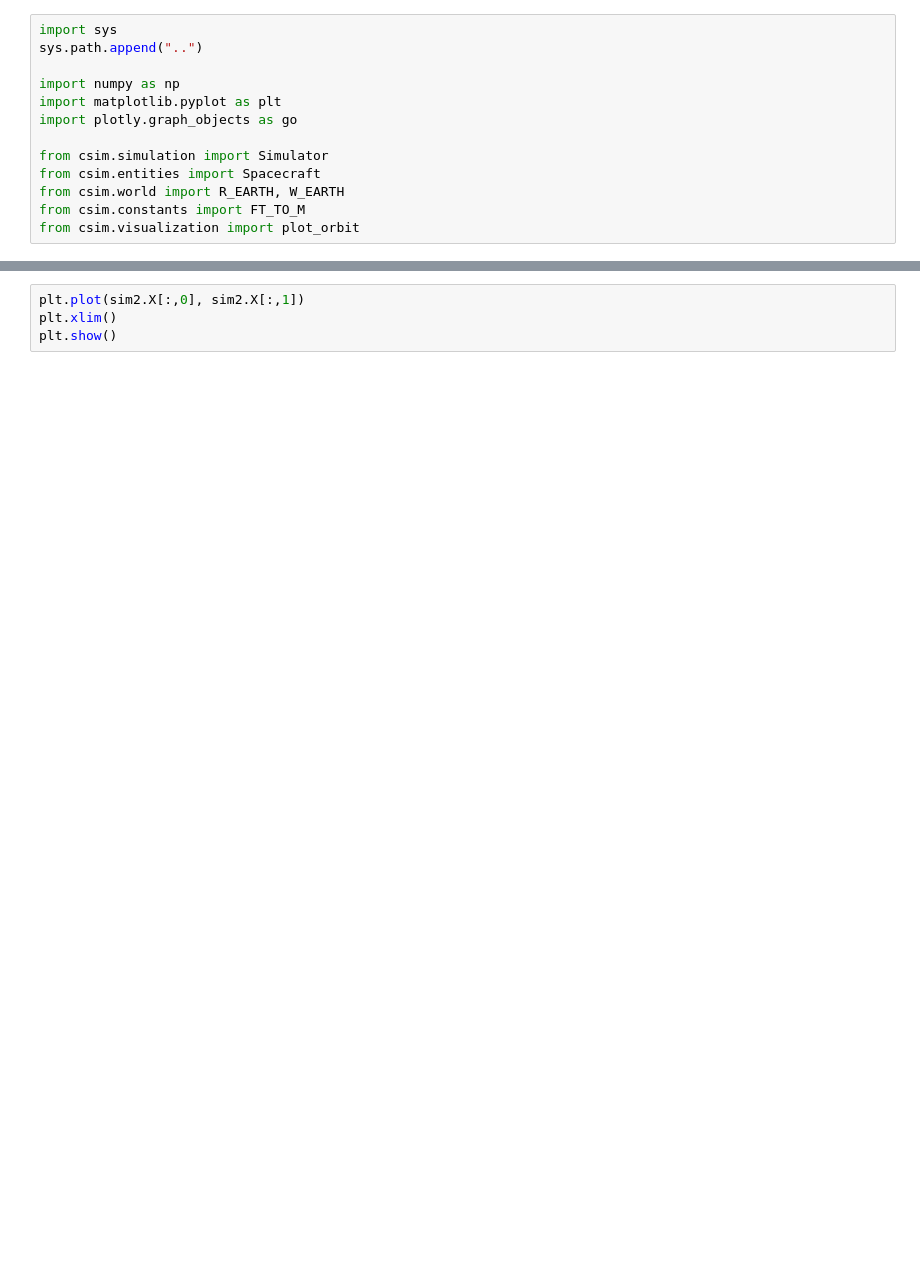
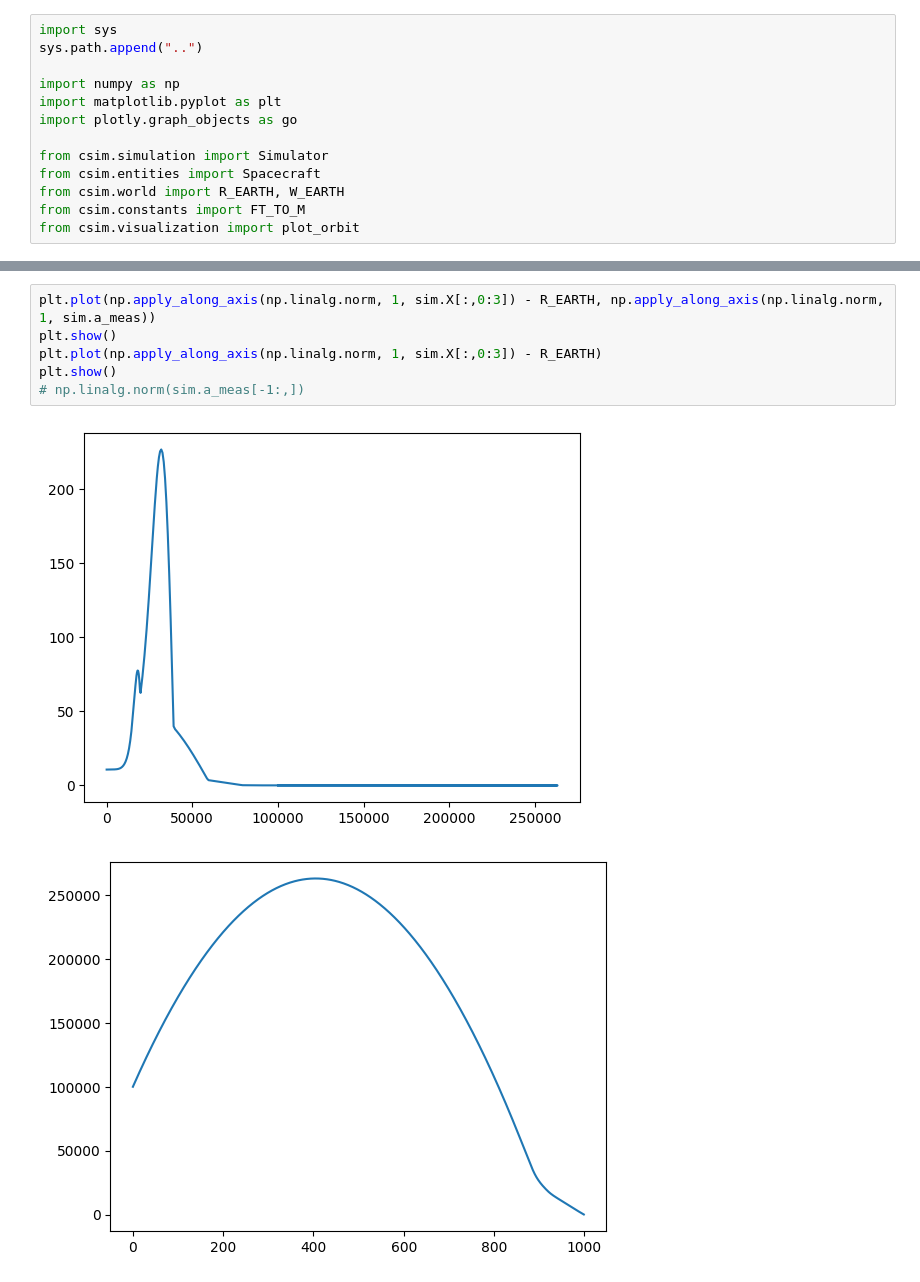
Before and after one commit to Cesium-Lab/gnc, a Jupyter notebook: sims/examples/simple_rocket.ipynb, the cells around one changed output, grey strips where cells are left out. Drawn from its saved outputs; the diff is of its cells as text; blank space fills up the shorter version.

```diff
--- a/sims/examples/simple_rocket.ipynb
+++ b/sims/examples/simple_rocket.ipynb
@@ -104,4 +109,9 @@ fig.show()
 # %%
-plt.plot(sim2.X[:,0], sim2.X[:,1])
-plt.xlim()
+plt.plot(np.apply_along_axis(np.linalg.norm, 1, sim.X[:,0:3]) - R_EARTH, np.apply_along_axis(np.linalg.norm, 1, sim.a_meas))
 plt.show()
+plt.plot(np.apply_along_axis(np.linalg.norm, 1, sim.X[:,0:3]) - R_EARTH)
+plt.show()
+# np.linalg.norm(sim.a_meas[-1:,])
+# %% [output]
+[figure, added]
+[figure, added]
```
Also changed, not shown: parts of 8 cells of this notebook.
